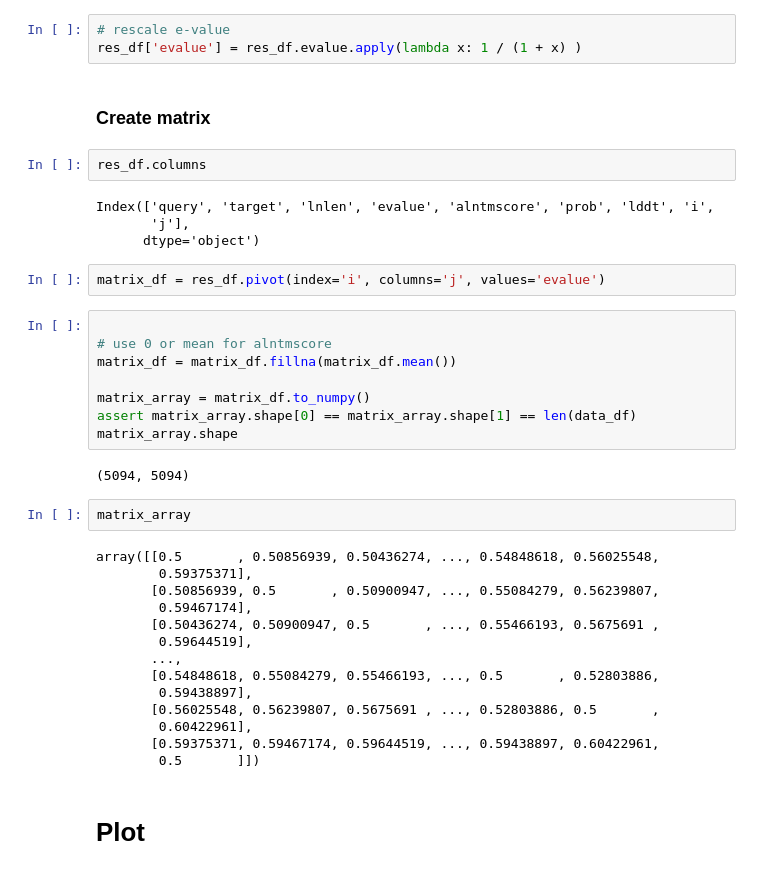
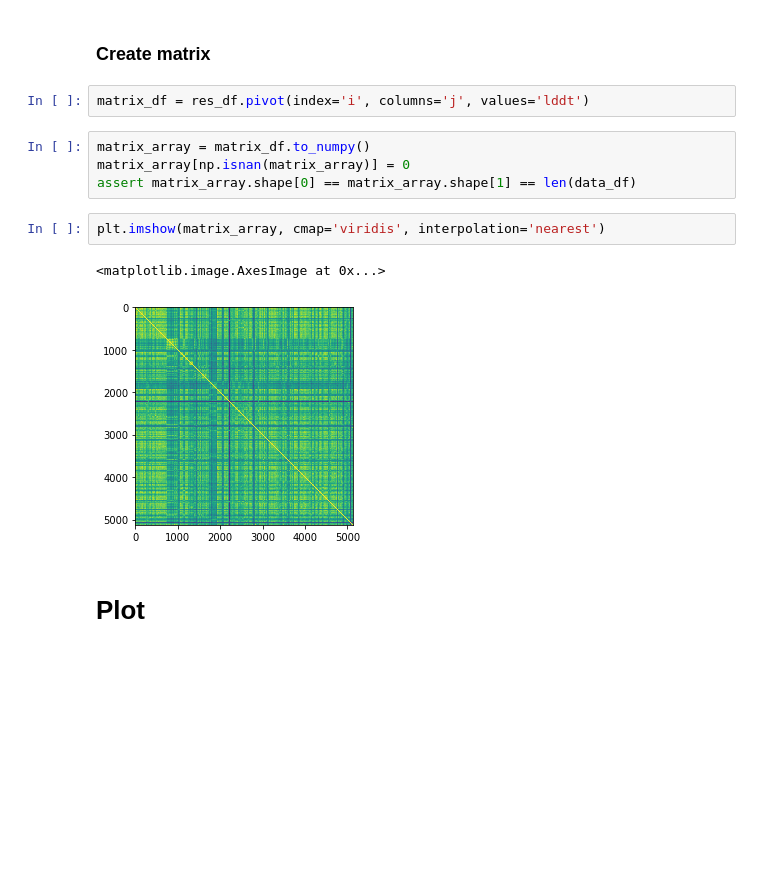
Before and after one commit to labstructbioinf/HAMPpred, a Jupyter notebook: notebooks/steps/Review_AF2_clustering.ipynb, the cells around one changed output. Cells and saved outputs as stored; diff of their text form; blank space fills up the shorter version.

```diff
--- a/notebooks/steps/Review_AF2_clustering.ipynb
+++ b/notebooks/steps/Review_AF2_clustering.ipynb
@@ -230,42 +302,16 @@ res_df.head()
-# %%
-# rescale e-value
-res_df['evalue'] = res_df.evalue.apply(lambda x: 1 / (1 + x) )
 # %% [markdown]
 ### Create matrix
-# %%
-res_df.columns
-# %% [output]
-Index(['query', 'target', 'lnlen', 'evalue', 'alntmscore', 'prob', 'lddt', 'i',
-       'j'],
-      dtype='object')
 # %%
-matrix_df = res_df.pivot(index='i', columns='j', values='evalue')
+matrix_df = res_df.pivot(index='i', columns='j', values='lddt')
-# %%
-
-# use 0 or mean for alntmscore
-matrix_df = matrix_df.fillna(matrix_df.mean())
-
-matrix_array = matrix_df.to_numpy()
-assert matrix_array.shape[0] == matrix_array.shape[1] == len(data_df)
-matrix_array.shape
-# %% [output]
-(5094, 5094)
-# %%
-matrix_array
-# %% [output]
-array([[0.5       , 0.50856939, 0.50436274, ..., 0.54848618, 0.56025548,
-        0.59375371],
-       [0.50856939, 0.5       , 0.50900947, ..., 0.55084279, 0.56239807,
-        0.59467174],
-       [0.50436274, 0.50900947, 0.5       , ..., 0.55466193, 0.5675691 ,
-        0.59644519],
-       ...,
-       [0.54848618, 0.55084279, 0.55466193, ..., 0.5       , 0.52803886,
-        0.59438897],
-       [0.56025548, 0.56239807, 0.5675691 , ..., 0.52803886, 0.5       ,
-        0.60422961],
-       [0.59375371, 0.59467174, 0.59644519, ..., 0.59438897, 0.60422961,
-        0.5       ]])
+# %%
+matrix_array = matrix_df.to_numpy()
+matrix_array[np.isnan(matrix_array)] = 0
+assert matrix_array.shape[0] == matrix_array.shape[1] == len(data_df)
+# %%
+plt.imshow(matrix_array, cmap='viridis', interpolation='nearest')
+# %% [output]
+<matplotlib.image.AxesImage at 0x...>
+[figure, added]
 # %% [markdown]
 # Plot
 # %% [markdown]
```
Also changed, not shown: parts of 39 cells of this notebook, 25 other files.
